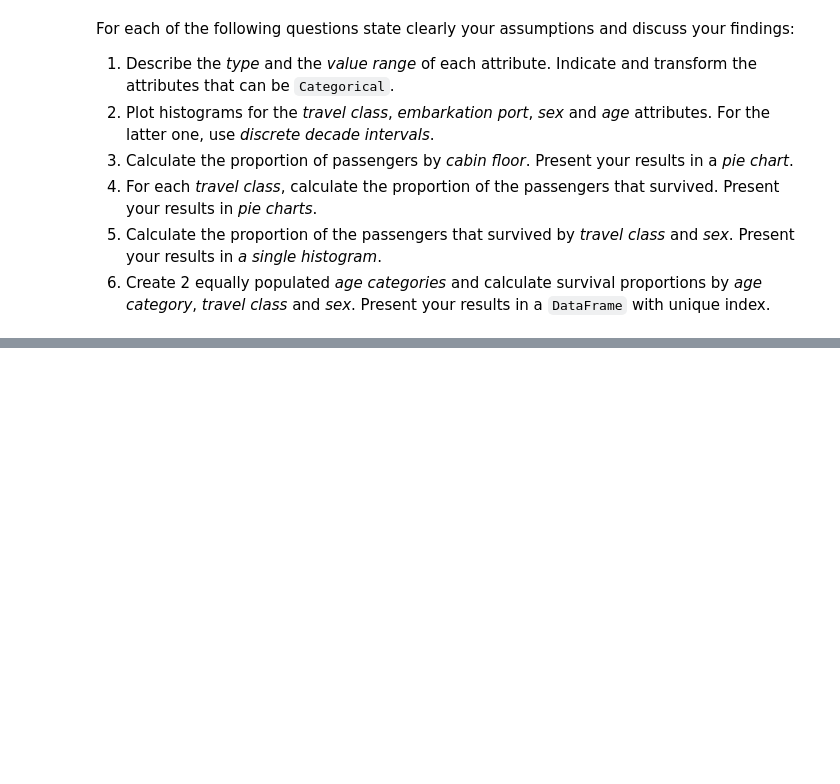
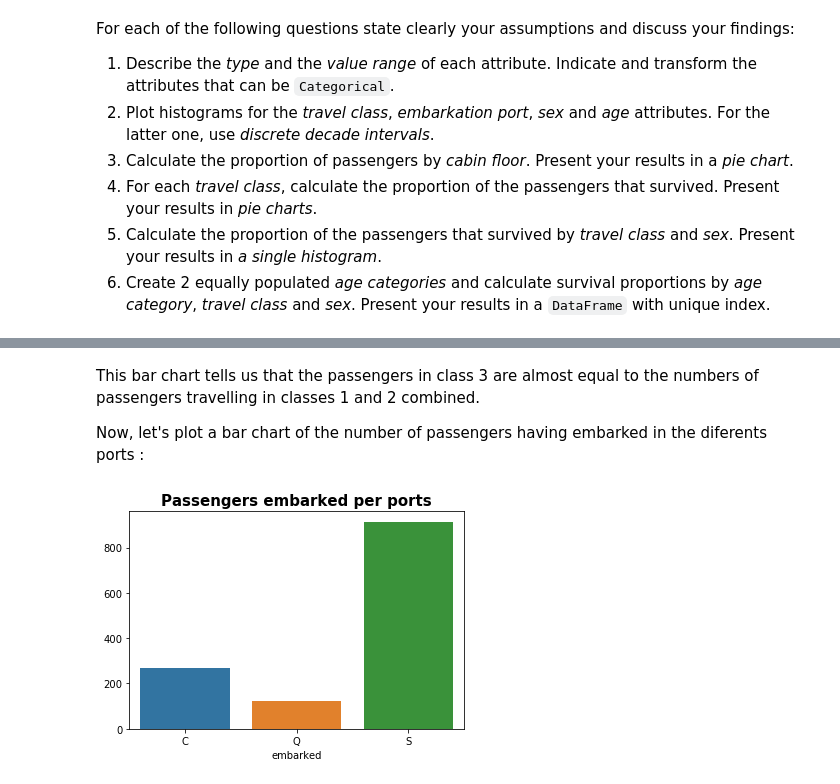
Before and after one commit to mathildemrt/ada, a Jupyter notebook: 01 - Pandas and Data Wrangling/Homework 1.ipynb, the cells around one changed output, grey strips where cells are left out. Drawn from its saved outputs; the diff is of its cells as text; code cells hidden in the pictures; blank space fills up the shorter version.

```diff
--- a/01 - Pandas and Data Wrangling/Homework 1.ipynb
+++ b/01 - Pandas and Data Wrangling/Homework 1.ipynb
@@ -139,0 +249,8 @@ For each of the following questions state clearly your assumptions and discuss y
+# %% [markdown]
+This bar chart tells us that the passengers in class 3 are almost equal to the numbers of passengers travelling in classes 1 and 2 combined.
+
+Now, let's plot a bar chart of the number of passengers having embarked in the diferents ports :
+# %%
+bar_plot('Passengers embarked per ports', passengers.groupby('embarked').size(), len(passengers.groupby('embarked')))
+# %% [output]
+[figure, added]
```
Also changed, not shown: parts of 31 cells of this notebook.
